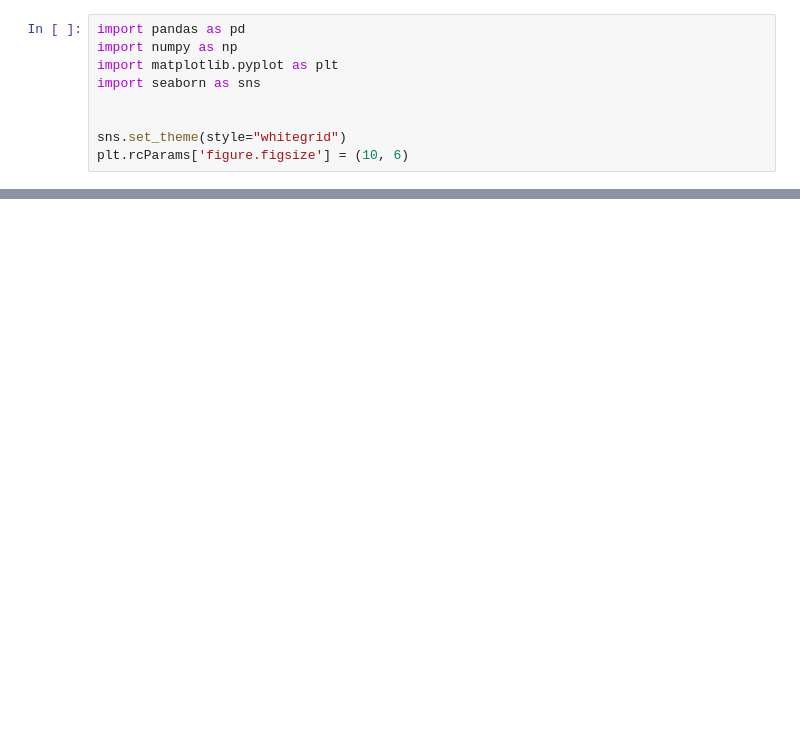
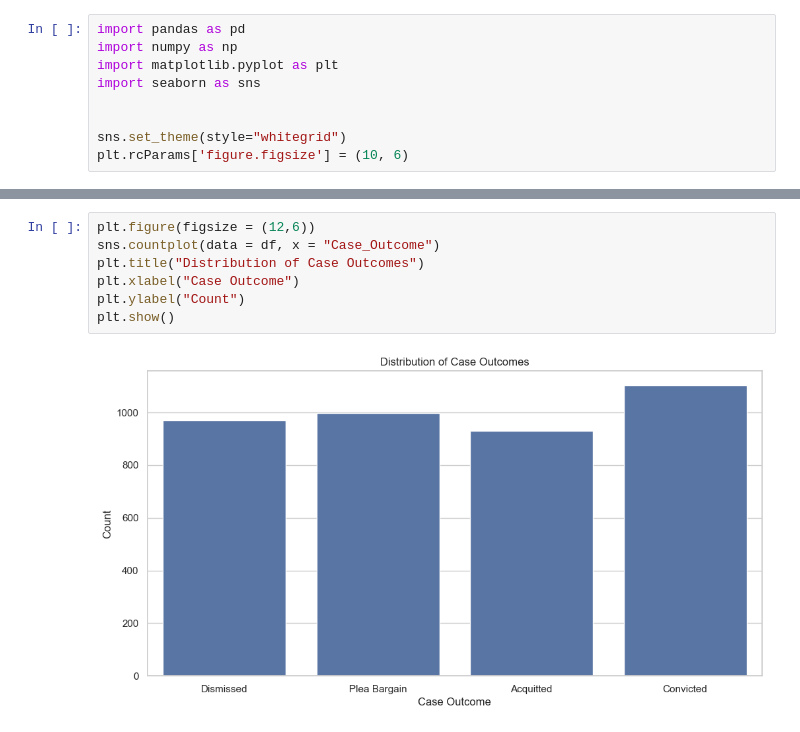
Before and after one commit to DavidBala06/Judicial-Outcome-Analyzer, a Jupyter notebook: EDA.ipynb, the cells around one changed output, grey strips where cells are left out. Drawn from its saved outputs; the diff is of its cells as text; blank space fills up the shorter version.

Commit message:
Used data visualization for better understanding the data

```diff
--- a/EDA.ipynb
+++ b/EDA.ipynb
@@ -37,0 +50,9 @@ None
+# %%
+plt.figure(figsize = (12,6))
+sns.countplot(data = df, x = "Case_Outcome")
+plt.title("Distribution of Case Outcomes")
+plt.xlabel("Case Outcome")
+plt.ylabel("Count")
+plt.show()
+# %% [output]
+[figure, added]
```
Also changed, not shown: parts of 4 cells of this notebook.
